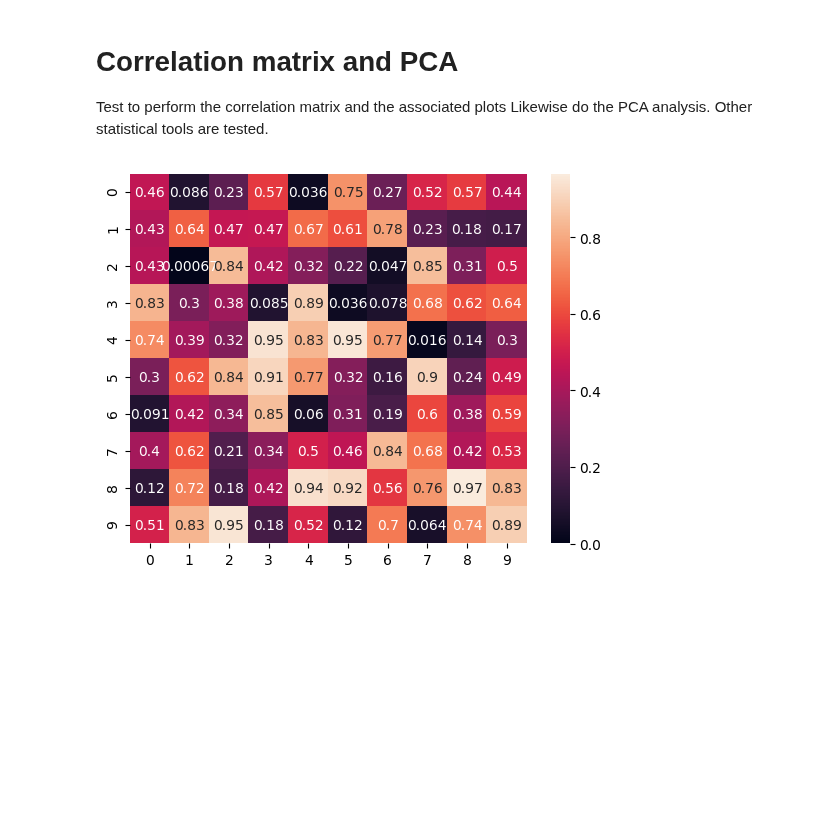
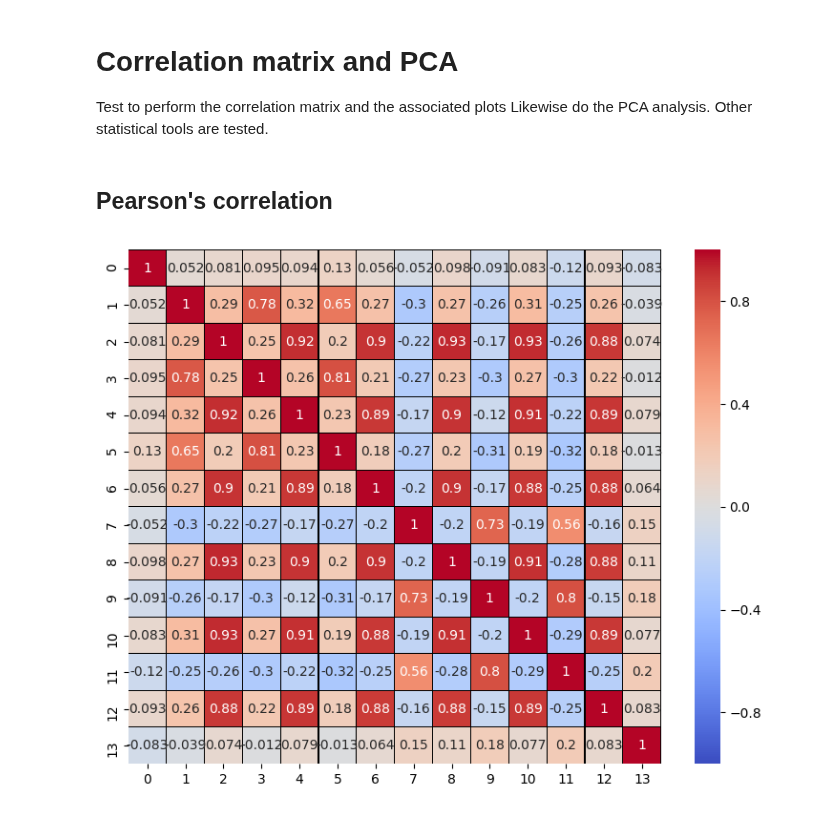
Before and after one commit to bosscha/gaia-shock, a Jupyter notebook: notebooks/analysis/corrMatrix-PCA.ipynb, the cells around one changed output. Cells and saved outputs as stored; diff of their text form; code cells hidden in the pictures; blank space fills up the shorter version.

```diff
--- a/notebooks/analysis/corrMatrix-PCA.ipynb
+++ b/notebooks/analysis/corrMatrix-PCA.ipynb
@@ -25,14 +25,22 @@ plotdir = "$rootdir/products/plots"
 ocdir= "$wdir/oc2"
 
 cd(wdir)
+# %% [markdown]
+## Pearson's correlation
 # %%
 ## reading the test file
 df= CSV.read("votlist.finalSample_metric0.01-age.MS.csv", delim=";")
 
-data= rand(10,10)
+#data= rand(20,10)
+
+## Pearson cor
+data= convert(Matrix, df[:,3:end])     ## only relevant columns
+data1= copy(data)
+p= Statistics.cor(data,dims=1)
 
 ## heatmap
-heat_map = sns.heatmap(data, annot=true)
+fig= PyPlot.figure(figsize=(9,7))
+heat_map = sns.heatmap(p, vmin=-1, vmax=1, annot=true,cmap= "coolwarm",linewidths=0.1, linecolor="black")
 PyPlot.show()
 # %% [output]
-[figure, old version]
+[figure, new version]
```
